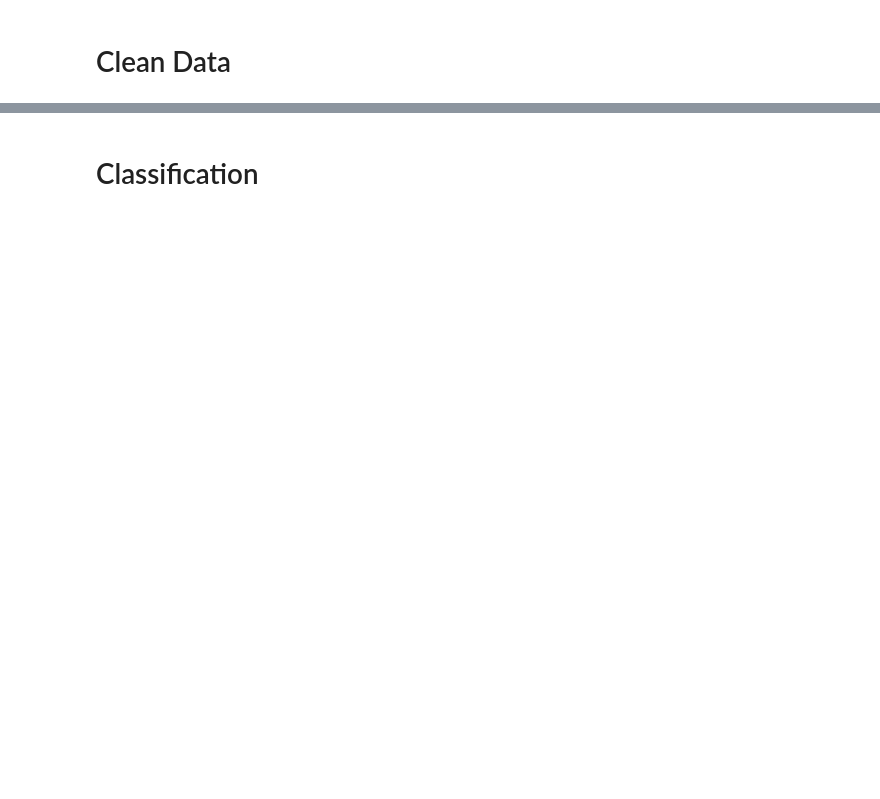
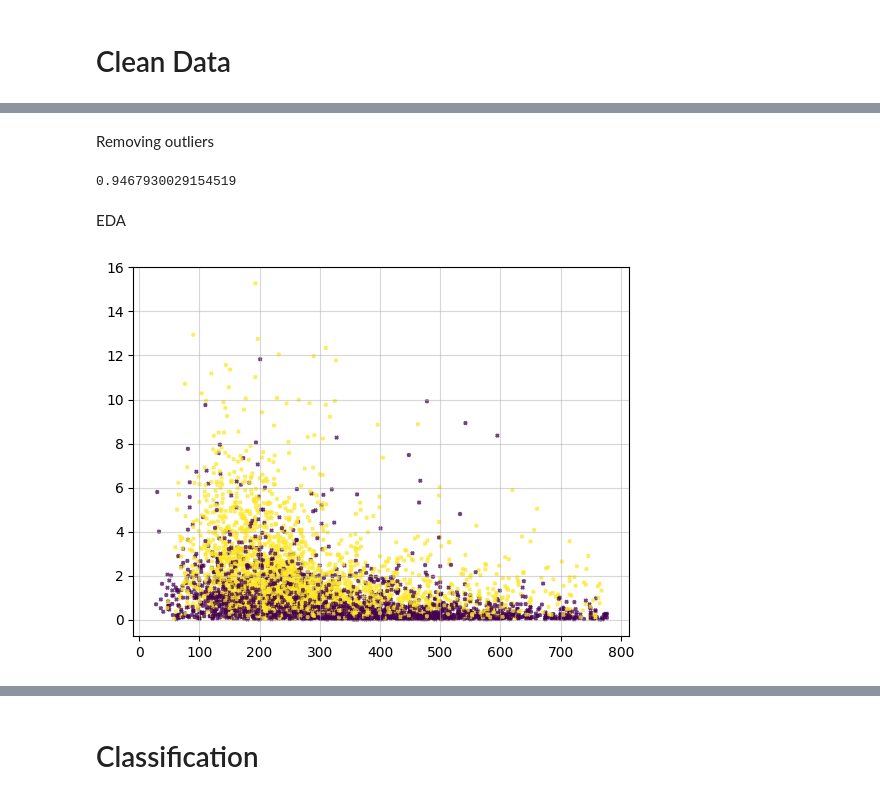
Before and after one commit to carn51/Assignment-1, a Jupyter notebook: 2026_DSLab2_a3(3).ipynb, the cells around one changed output, grey strips where cells are left out. Saved outputs shown, nothing was run; the diff lists cells and outputs as text; code cells hidden in the pictures; blank space fills up the shorter version.

```diff
--- a/2026_DSLab2_a3(3).ipynb
+++ b/2026_DSLab2_a3(3).ipynb
@@ -88,8 +88,6 @@ Feel free to develop either of these ideas or one of your own, and see where the
 # Load Data
 # %%
 data = pd.read_csv('/content/listings.csv.gz')
-#dfc with c for classification
-dfc = pd.DataFrame(data)
-dfc.head(3)
-dfc['license'].value_counts()
+df = pd.DataFrame(data)
+df.head(3)
 # %% [output]
@@ -138,2 +99,11 @@ dfc1 = dfc[['host_scale',
 # %% [markdown]
 # Clean Data
+# %%
+dfc = df[['host_is_superhost',
+          'host_since',
+          'reviews_per_month', 'price',
+          'host_has_profile_pic',
+          'review_scores_rating', 'review_scores_cleanliness', 'review_scores_checkin', 'review_scores_communication']].dropna()
+# %%
+dfc['price2'] = dfc['price'].str.replace('$', '').str.replace(',', '').astype('float')
+dfc['price2'].head()
@@ -139,0 +118,20 @@ dfc1 = dfc[['host_scale',
+# %% [markdown]
+Removing outliers
+# %%
+q3 = np.percentile(dfc['price2'], 75)
+q1 = np.percentile(dfc['price2'], 25)
+iqr = q3 - q1
+
+upper_lim = q3 + (iqr * 1.5)
+dfc1 = dfc[dfc['price2'] < upper_lim]
+print(len(dfc1) / len(dfc))
+# %% [output]
+0.9467930029154519
+# %% [markdown]
+EDA
+# %%
+plt.scatter(dfc1['price2'], dfc1['reviews_per_month'], c= dfc1['host_is_superhost'].map({'t': 1, 'f': 0}), alpha=0.75, marker = 'x', s=5)
+plt.grid(alpha=0.5)
+plt.show()
+# %% [output]
+[figure, added]
```
Also changed, not shown: parts of 52 cells of this notebook.
